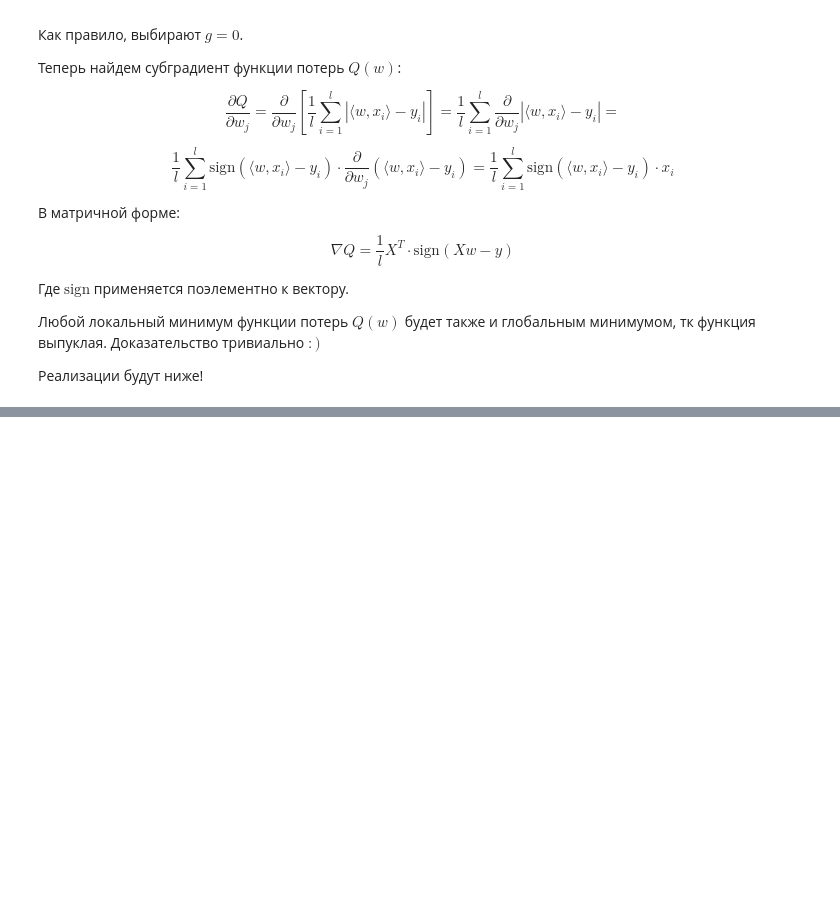
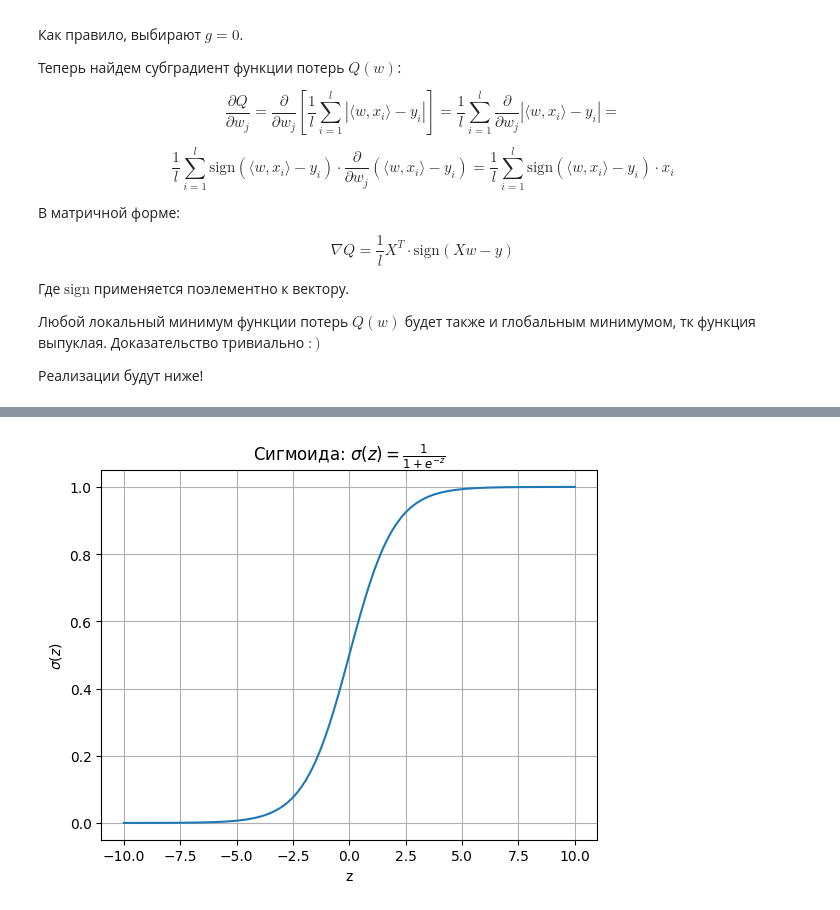
Before and after one commit to financier-py/loss_functions, a Jupyter notebook: LossFunctions.ipynb, the cells around one changed output, grey strips where cells are left out. Cells and saved outputs as stored; diff of their text form; code cells hidden in the pictures; blank space fills up the shorter version.

```diff
--- a/LossFunctions.ipynb
+++ b/LossFunctions.ipynb
@@ -313,0 +375,14 @@ def stochastic_subgradient_descent_mae(X: np.ndarray, y: np.ndarray, eta: float,
+# %%
+import matplotlib.pyplot as plt
+import numpy as np
+
+z = np.linspace(-10, 10, 100)
+sigma_z = 1 / (1 + np.exp(-z))
+plt.plot(z, sigma_z)
+plt.title(r"Сигмоида: $\sigma(z) = \frac{1}{1 + e^{-z}}$")
+plt.xlabel("z")
+plt.ylabel(r"$\sigma(z)$")
+plt.grid()
+plt.show()
+# %% [output]
+[figure, added]
```
Also changed, not shown: parts of 10 cells of this notebook, 2 other files.
